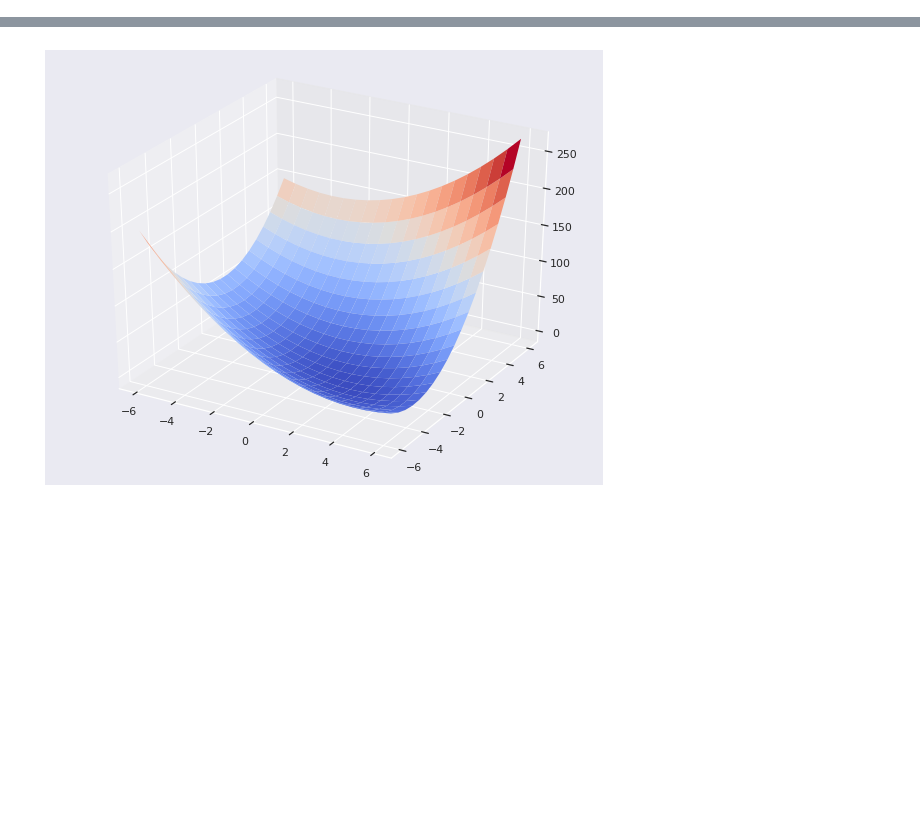
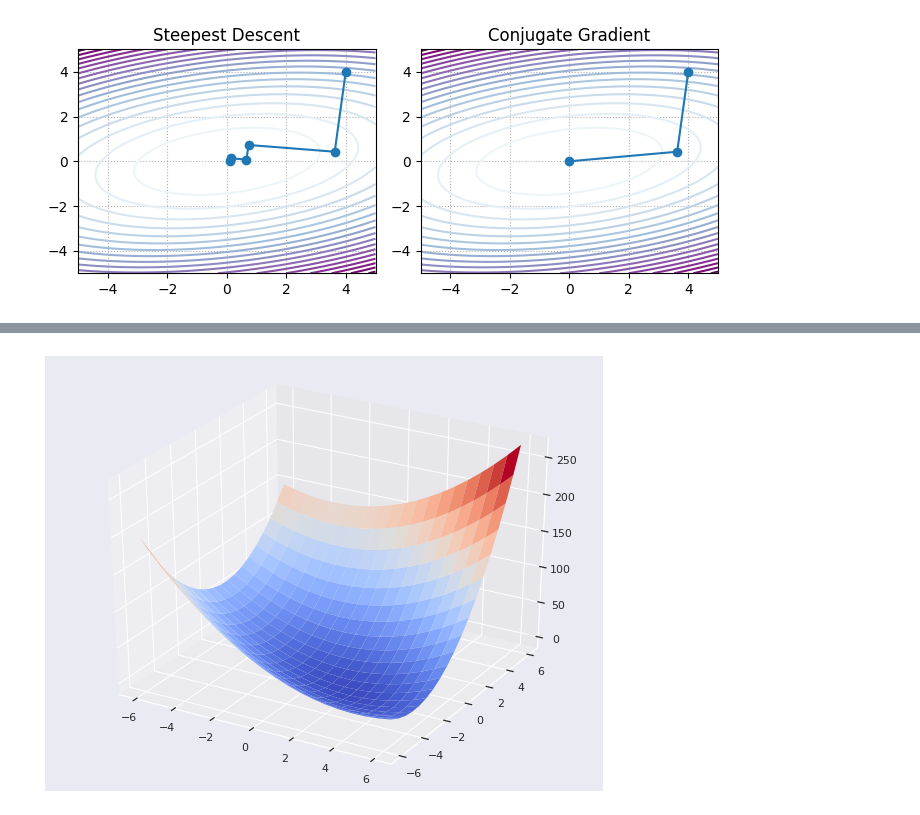
Before and after one commit to MerkulovDaniil/optim, a Jupyter notebook: assets/Notebooks/CG.ipynb, the cells around one changed output, grey strips where cells are left out. Cells and saved outputs as stored; diff of their text form; code cells hidden in the pictures; blank space fills up the shorter version.

```diff
--- a/assets/Notebooks/CG.ipynb
+++ b/assets/Notebooks/CG.ipynb
@@ -0,0 +3,86 @@
+# %%
+import numpy as np
+import matplotlib.pyplot as plt
+import jax.numpy as jnp
+from jax import grad
+
+mu = 1
+L = 5
+
+theta = np.radians(10)
+Q = np.array([[np.cos(theta), -np.sin(theta)], [np.sin(theta), np.cos(theta)]])
+Lambda = np.diag([mu, L])
+A = np.dot(Q, np.dot(Lambda, Q.T))
+quadratic_function = lambda x: 0.5 * jnp.dot(x, jnp.dot(A, x))
+grad_quadratic_function = grad(quadratic_function)
+
+# Plot contours function
+def plot_contours(ax, function, x_range, y_range, resolution=200):
+    x = np.linspace(x_range[0], x_range[1], resolution)
+    y = np.linspace(y_range[0], y_range[1], resolution)
+    X, Y = np.meshgrid(x, y)
+    Z = np.zeros(X.shape)
+
+    for i in range(X.shape[0]):
+        for j in range(X.shape[1]):
+            Z[i, j] = function(np.array([X[i, j], Y[i, j]]))
+
+    ax.contour(X, Y, Z, levels=20, cmap="BuPu")
+
+# Gradient Descent with Exact Line Search
+def gradient_descent_exact_line_search(grad_func, x, num_steps=50):
+    trajectory = [x]
+    for _ in range(num_steps):
+        gradient = grad_func(x)
+        # Exact line search for quadratic functions
+        step_size = jnp.dot(gradient, gradient) / jnp.dot(gradient, jnp.dot(A, gradient))
+        x = x - step_size * gradient
+        trajectory.append(x)
+    return np.array(trajectory)
+
+# Conjugate Gradient Method
+def conjugate_gradient(A, b, x, num_steps=50):
+    trajectory = [x]
+    r = b - jnp.dot(A, x)
+    p = r
+    for _ in range(num_steps):
+        Ap = jnp.dot(A, p)
+        alpha = jnp.dot(r, r) / jnp.dot(p, Ap)
+        x = x + alpha * p
+        r_new = r - alpha * Ap
+        beta = jnp.dot(r_new, r_new) / jnp.dot(r, r)
+        p = r_new + beta * p
+        r = r_new
+        trajectory.append(x)
+    return np.array(trajectory)
+
+# Setup start point and b vector for CG
+start_point = jnp.array([4.0, 4.0])
+b = jnp.dot(A, jnp.zeros(2))  # Arbitrary choice for illustration
+
+# Solve trajectories
+trajectory_gd_exact = gradient_descent_exact_line_search(grad_quadratic_function, start_point, 5)
+trajectory_cg = conjugate_gradient(A, b, start_point, 2)
+
+# Plotting
+fig, axs = plt.subplots(1, 2, figsize=(7, 3))
+
+# Gradient Descent with Exact Line Search Plot
+plot_contours(axs[0], quadratic_function, x_range=(-5, 5), y_range=(-5, 5))
+axs[0].plot(trajectory_gd_exact[:, 0], trajectory_gd_exact[:, 1], 'o-', label='Steepest Descent')
+axs[0].set_title('Steepest Descent')
+
+# Conjugate Gradient Plot
+plot_contours(axs[1], quadratic_function, x_range=(-5, 5), y_range=(-5, 5))
+axs[1].plot(trajectory_cg[:, 0], trajectory_cg[:, 1], 'o-', label='Conjugate Gradient')
+axs[1].set_title('Conjugate Gradient')
+
+for ax in axs:
+    # ax.legend()
+    ax.grid(linestyle=":")
+
+plt.tight_layout()
+plt.savefig("SD_vs_CG.pdf")
+plt.show()
+# %% [output]
+[figure, added]
```
Also changed, not shown: parts of 4 cells of this notebook.
